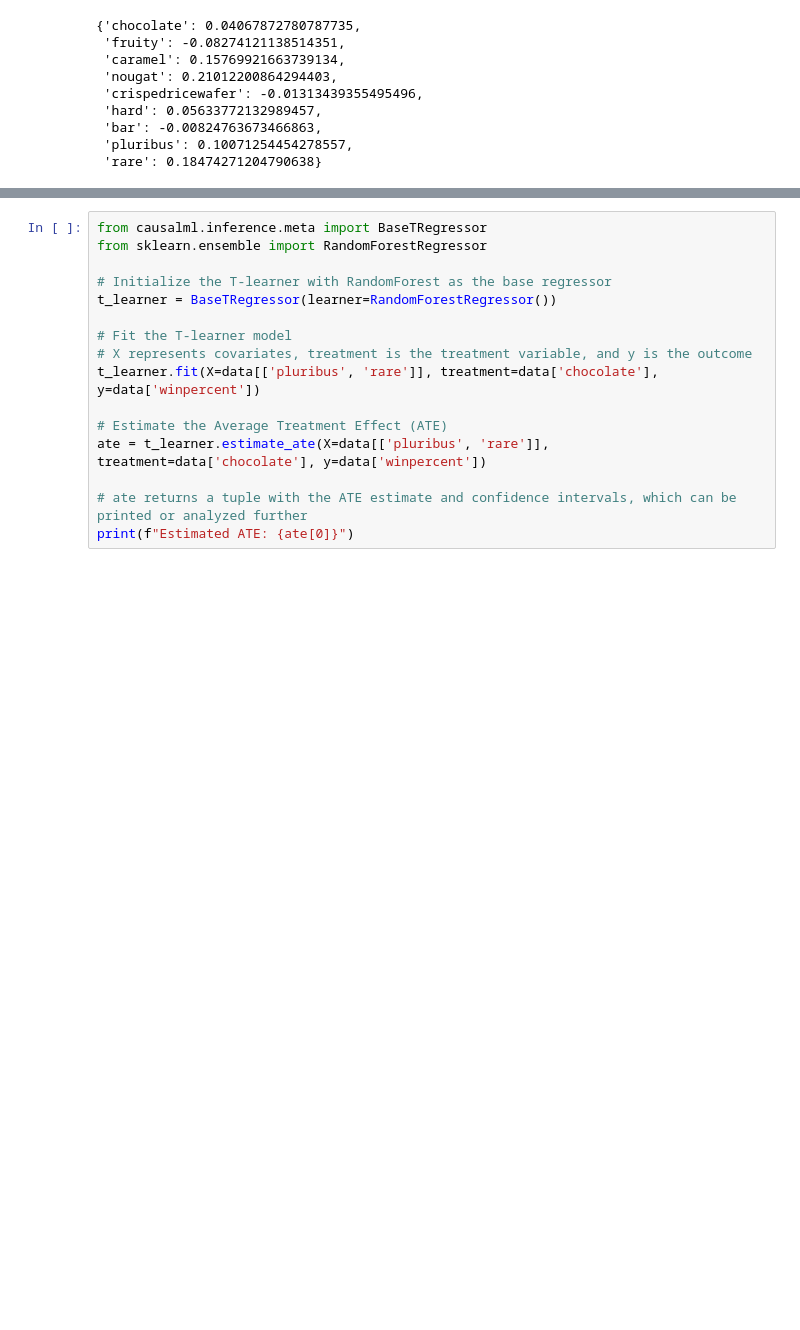
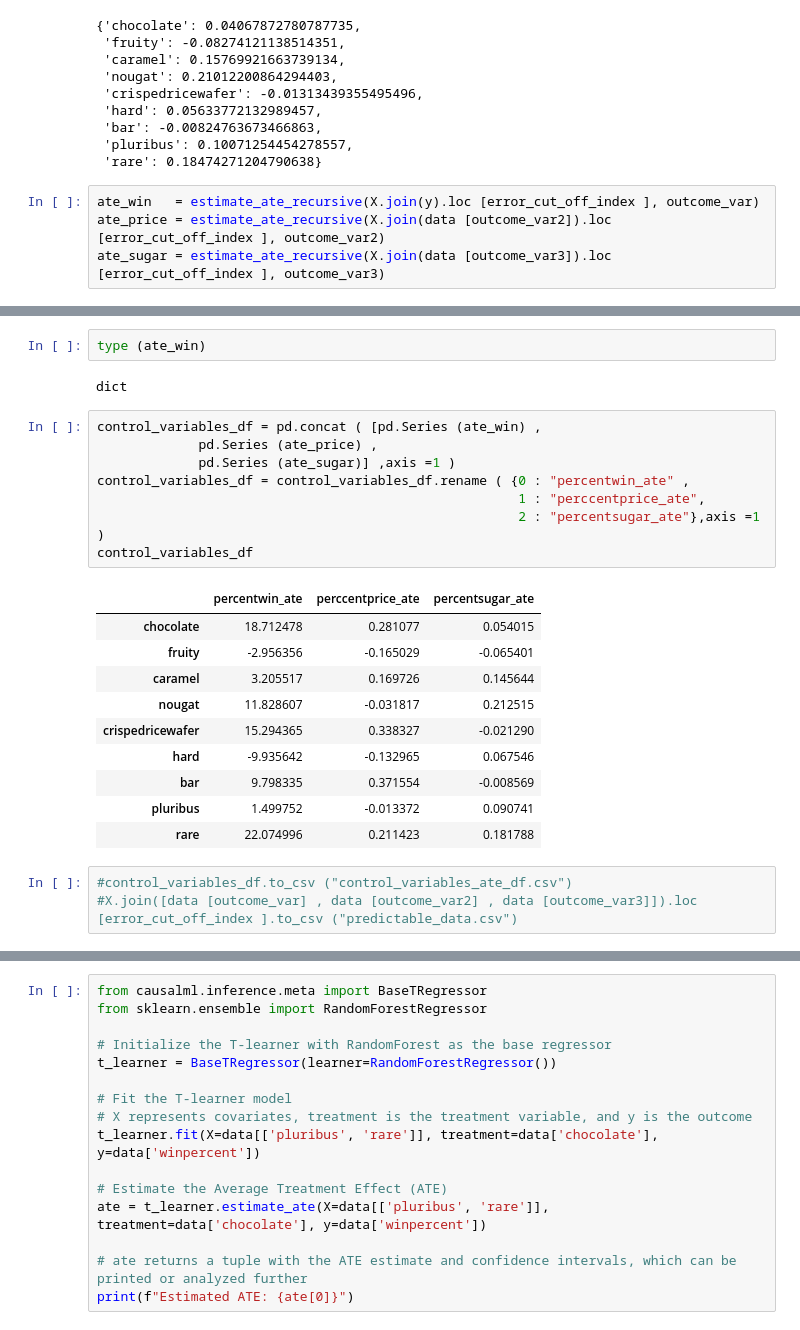
Before and after one commit to Eezzeldin/candy, a Jupyter notebook: candy.ipynb, the cells around one changed output, grey strips where cells are left out. Drawn from its saved outputs; the diff is of its cells as text; blank space fills up the shorter version.

```diff
--- a/candy.ipynb
+++ b/candy.ipynb
@@ -635,3 +640,7 @@ See the caveats in the documentation: https://pandas.pydata.org/pandas-docs/stab
  'bar': -0.00824763673466863,
  'pluribus': 0.10071254454278557,
  'rare': 0.18474271204790638}
+# %%
+ate_win   = estimate_ate_recursive(X.join(y).loc [error_cut_off_index ], outcome_var)
+ate_price = estimate_ate_recursive(X.join(data [outcome_var2]).loc [error_cut_off_index ], outcome_var2)
+ate_sugar = estimate_ate_recursive(X.join(data [outcome_var3]).loc [error_cut_off_index ], outcome_var3)
@@ -637,0 +701,26 @@ See the caveats in the documentation: https://pandas.pydata.org/pandas-docs/stab
+# %%
+type (ate_win)
+# %% [output]
+dict
+# %%
+control_variables_df = pd.concat ( [pd.Series (ate_win) ,
+             pd.Series (ate_price) ,
+             pd.Series (ate_sugar)] ,axis =1 )
+control_variables_df = control_variables_df.rename ( {0 : "percentwin_ate" ,
+                                                      1 : "perccentprice_ate",
+                                                      2 : "percentsugar_ate"},axis =1 )
+control_variables_df
+# %% [output]
+|  | percentwin_ate | perccentprice_ate | percentsugar_ate |
+| chocolate | 18.712478 | 0.281077 | 0.054015 |
+| fruity | -2.956356 | -0.165029 | -0.065401 |
+| caramel | 3.205517 | 0.169726 | 0.145644 |
+| nougat | 11.828607 | -0.031817 | 0.212515 |
+| crispedricewafer | 15.294365 | 0.338327 | -0.021290 |
+| hard | -9.935642 | -0.132965 | 0.067546 |
+| bar | 9.798335 | 0.371554 | -0.008569 |
+| pluribus | 1.499752 | -0.013372 | 0.090741 |
+| rare | 22.074996 | 0.211423 | 0.181788 |
+# %%
+#control_variables_df.to_csv ("control_variables_ate_df.csv")
+#X.join([data [outcome_var] , data [outcome_var2] , data [outcome_var3]]).loc [error_cut_off_index ].to_csv ("predictable_data.csv")
```
Also changed, not shown: parts of 7 cells of this notebook.
